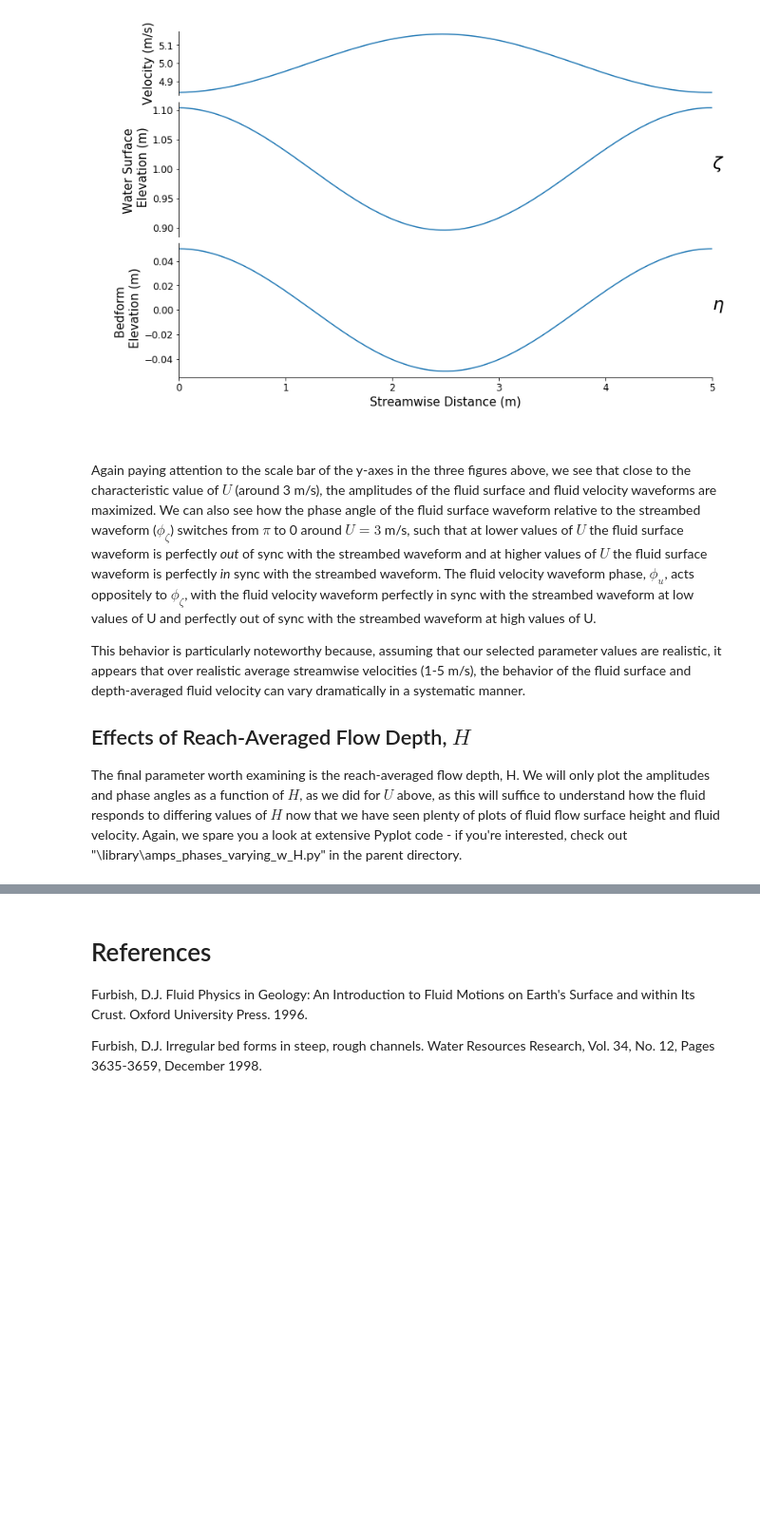
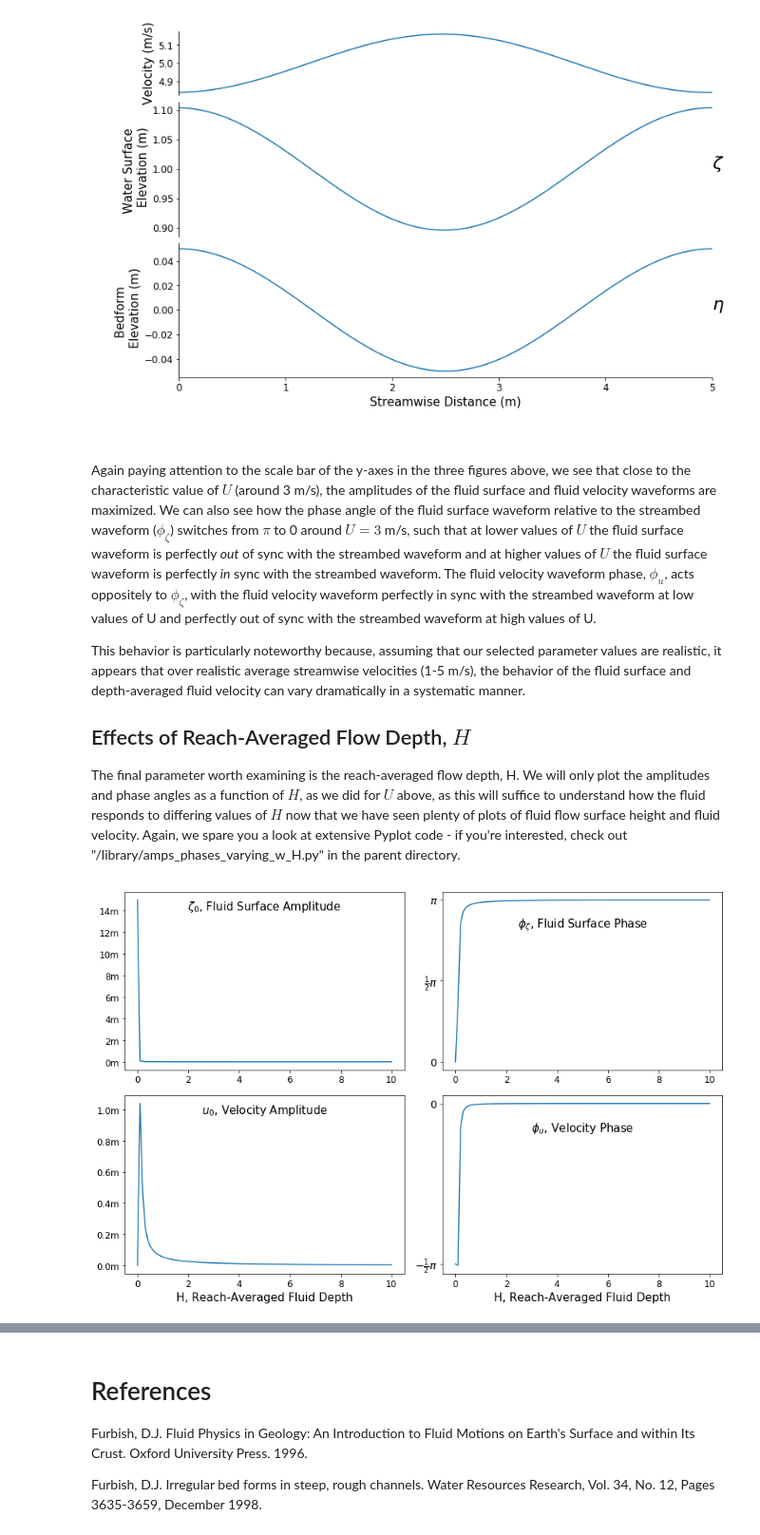
Before and after one commit to elischwat/Fluid-Flow-Over-a-Wavy-Bedform, a Jupyter notebook: Fluid Flow Over a Wavy Bedform.ipynb, the cells around one changed output, grey strips where cells are left out. Shown: that part at 95% size. Cells and saved outputs as stored; diff of their text form; code cells hidden in the pictures; blank space fills up the shorter version.

Commit message:
Added section about varying H.

```diff
--- a/Fluid Flow Over a Wavy Bedform.ipynb
+++ b/Fluid Flow Over a Wavy Bedform.ipynb
@@ -258,4 +266,14 @@ This behavior is particularly noteworthy because, assuming that our selected par
 
 ## Effects of Reach-Averaged Flow Depth, $H$
 
-The final parameter worth examining is the reach-averaged flow depth, H. We will only plot the amplitudes and phase angles as a function of $H$, as we did for $U$ above, as this will suffice to understand how the fluid responds to differing values of $H$ now that we have seen plenty of plots of fluid flow surface height and fluid velocity. Again, we spare you a look at extensive Pyplot code - if you're interested, check out "\library\amps_phases_varying_w_H.py" in the parent directory.
+The final parameter worth examining is the reach-averaged flow depth, H. We will only plot the amplitudes and phase angles as a function of $H$, as we did for $U$ above, as this will suffice to understand how the fluid responds to differing values of $H$ now that we have seen plenty of plots of fluid flow surface height and fluid velocity. Again, we spare you a look at extensive Pyplot code - if you're interested, check out "/library/amps_phases_varying_w_H.py" in the parent directory.
+# %%
+from amps_phases_varying_w_H import plotAmpsPhasesVaryingWithH
+H = np.linspace(10**-4,10,100)
+eta0 = 0.05
+lamb = 10.0
+U = 1.0
+gamma = 0.01
+plotAmpsPhasesVaryingWithH(eta0, lamb, U, g, H, gamma)
+# %% [output]
+[figure, added]
```
Also changed, not shown: parts of 13 cells of this notebook, 5 other files.
